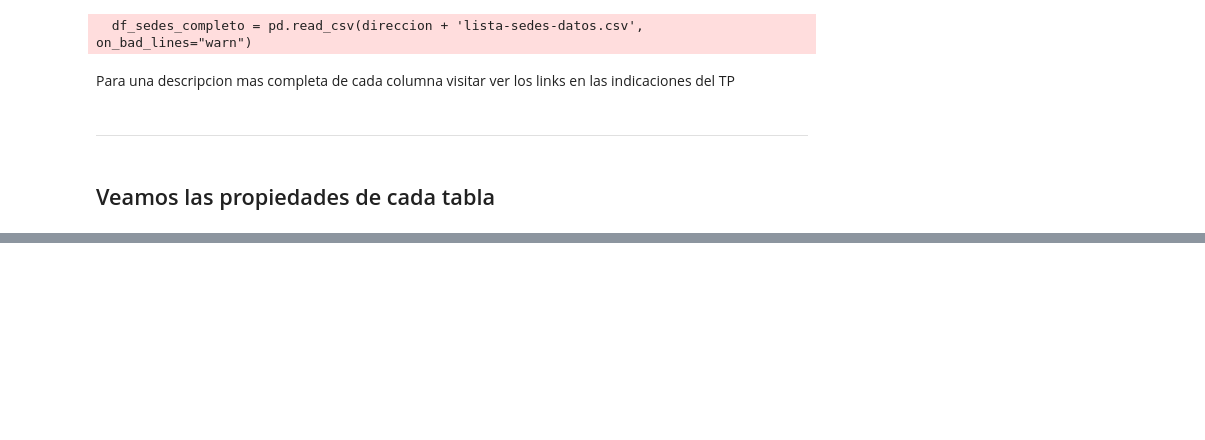
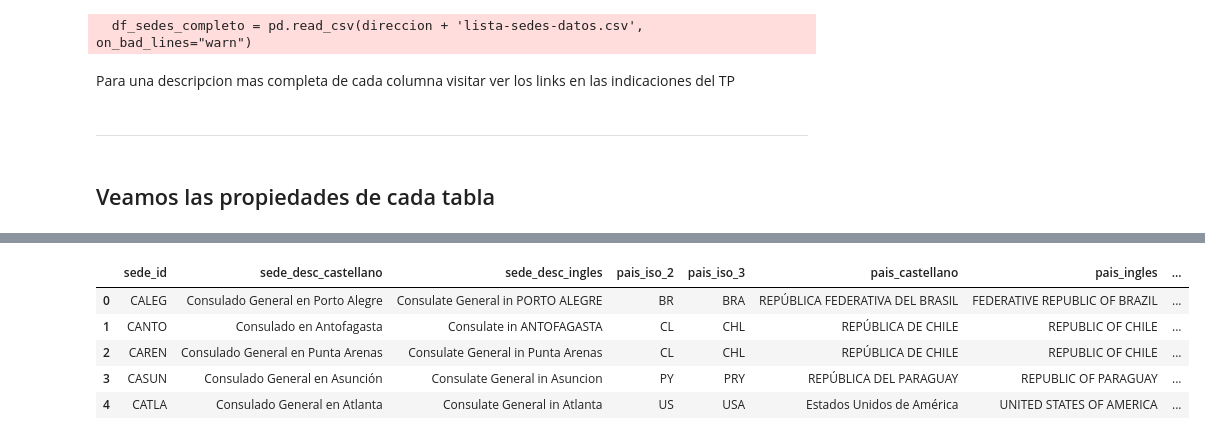
Before and after one commit to Empromptu/Inversion-extranjera-en-Argentina, a Jupyter notebook: notas.ipynb, the cells around one changed output, grey strips where cells are left out. Cells and saved outputs as stored; diff of their text form; code cells hidden in the pictures; blank space fills up the shorter version.

```diff
--- a/notas.ipynb
+++ b/notas.ipynb
@@ -26,0 +50,9 @@ Para una descripcion mas completa de cada columna visitar ver los links en las i
+# %%
+df_sedes.head()
+# %% [output]
+|  | sede_id | sede_desc_castellano | sede_desc_ingles | pais_iso_2 | pais_iso_3 | pais_castellano | pais_ingles | ... |
+| 0 | CALEG | Consulado General en Porto Alegre | Consulate General in PORTO ALEGRE | BR | BRA | REPÚBLICA FEDERATIVA DEL BRASIL | FEDERATIVE REPUBLIC OF BRAZIL | ... |
+| 1 | CANTO | Consulado en Antofagasta | Consulate in ANTOFAGASTA | CL | CHL | REPÚBLICA DE CHILE | REPUBLIC OF CHILE | ... |
+| 2 | CAREN | Consulado General en Punta Arenas | Consulate General in Punta Arenas | CL | CHL | REPÚBLICA DE CHILE | REPUBLIC OF CHILE | ... |
+| 3 | CASUN | Consulado General en Asunción | Consulate General in Asuncion | PY | PRY | REPÚBLICA DEL PARAGUAY | REPUBLIC OF PARAGUAY | ... |
+| 4 | CATLA | Consulado General en Atlanta | Consulate General in Atlanta | US | USA | Estados Unidos de América | UNITED STATES OF AMERICA | ... |
```
Also changed, not shown: parts of 29 cells of this notebook.
